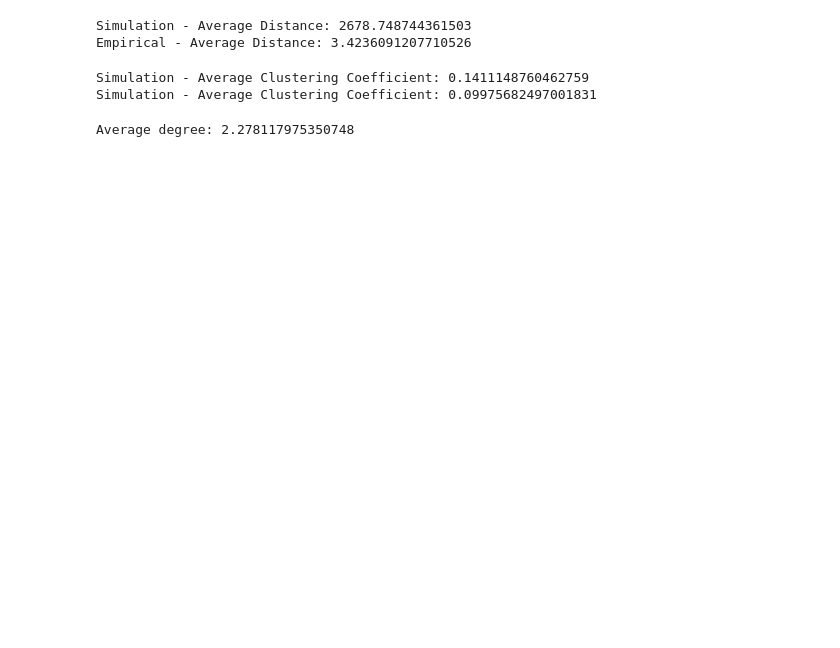
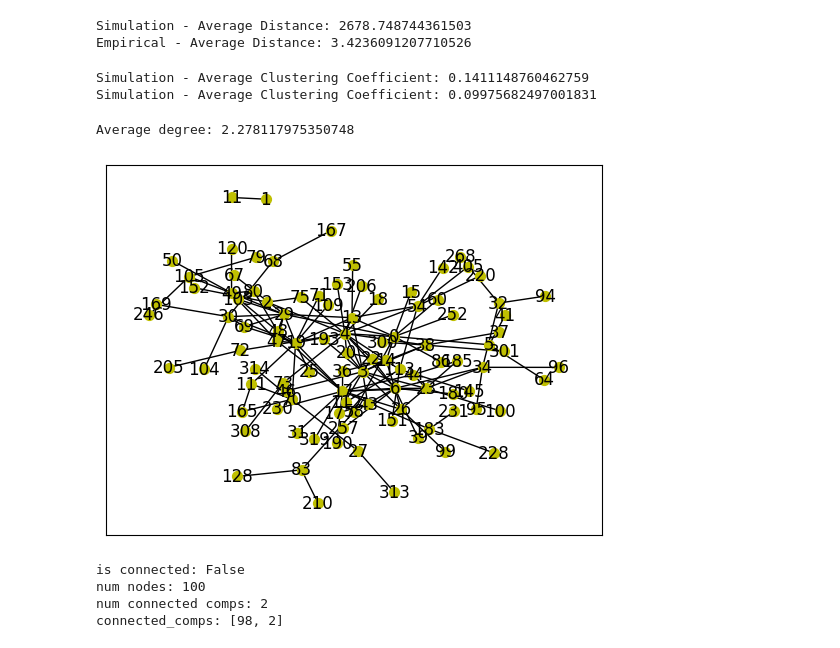
Before and after one commit to tsukuba-websci/InnovationNetworks, a Jupyter notebook: py_metrics.ipynb, the cells around one changed output. Drawn from its saved outputs; the diff is of its cells as text; code cells hidden in the pictures; blank space fills up the shorter version.

```diff
--- a/py_metrics.ipynb
+++ b/py_metrics.ipynb
@@ -31,3 +28,21 @@ print("Simulation - Average Degree:", average_degree_simulation)
 print("Empirical - Average Degree:", average_degree_empirical)
 # %% [output]
 Average degree: 2.278117975350748
+# %%
+graph = history_to_graph("/Users/ciaran/dev/innovation-networks/qd/results/min_NCTF/history/9.csv")
+# %%
+pos = nx.spring_layout(graph, k=0.15, iterations=20)
+nx.draw_networkx(graph, pos=pos, node_size=50, with_labels=True,node_color='y')
+plt.show()
+# %% [output]
+[figure, added]
+# %%
+print(f"is connected: {nx.is_connected(graph)}")
+print(f"num nodes: {graph.number_of_nodes()}")
+print(f"num connected comps: {nx.number_connected_components(graph)}")
+print(f"connected_comps: {[len(c) for c in sorted(nx.connected_components(graph), key=len, reverse=True)]}")
+# %% [output]
+is connected: False
+num nodes: 100
+num connected comps: 2
+connected_comps: [98, 2]
```
Also changed, not shown: parts of 2 cells of this notebook, 15 other files.
